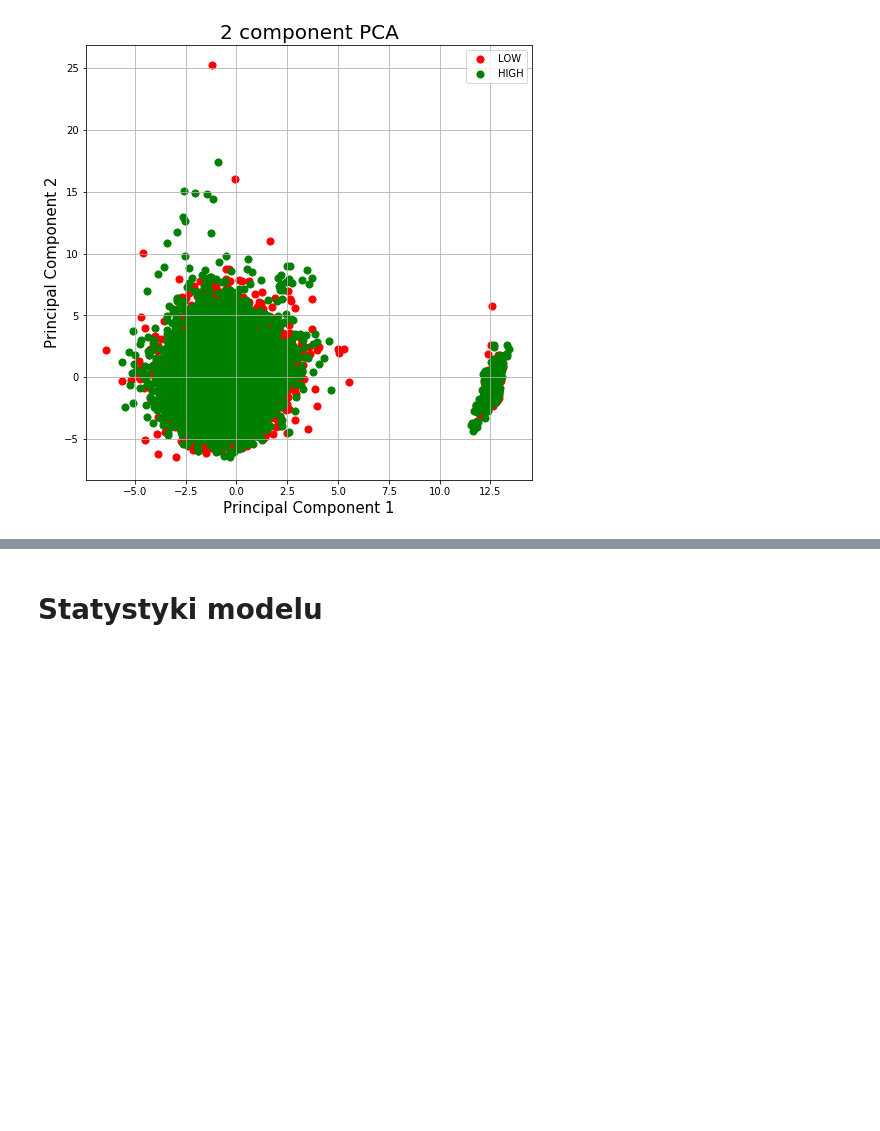
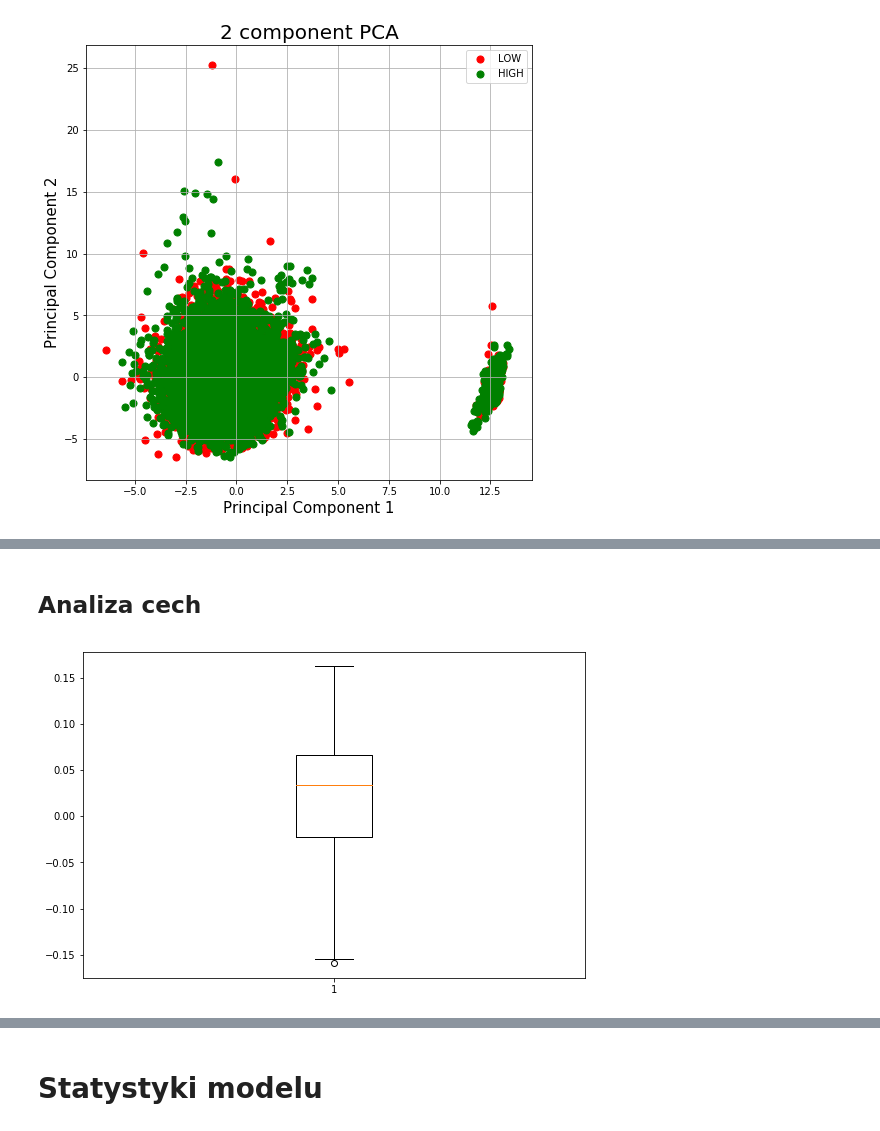
Before and after one commit to Qlanowski/NewsPopularity, a Jupyter notebook: main.ipynb, the cells around one changed output, grey strips where cells are left out. Saved outputs shown, nothing was run; the diff lists cells and outputs as text; code cells hidden in the pictures; blank space fills up the shorter version.

```diff
--- a/main.ipynb
+++ b/main.ipynb
@@ -84,0 +84,13 @@ ax.grid()
+# %% [markdown]
+## Analiza cech
+# %%
+train_df = pd.concat([X_train, y_train], axis = 1)
+train_df['class'] = train_df.apply(lambda row: 1. if row['class']=='HIGH' else 0., axis=1)
+corr_df=train_df.corr(method ='pearson')
+correlations = corr_df['class'].drop(labels=['class']).values
+# %%
+fig = plt.figure(1, figsize=(9, 6))
+ax = fig.add_subplot(111)
+bp = ax.boxplot(correlations)
+# %% [output]
+[figure, added]
```
Also changed, not shown: parts of 23 cells of this notebook.
